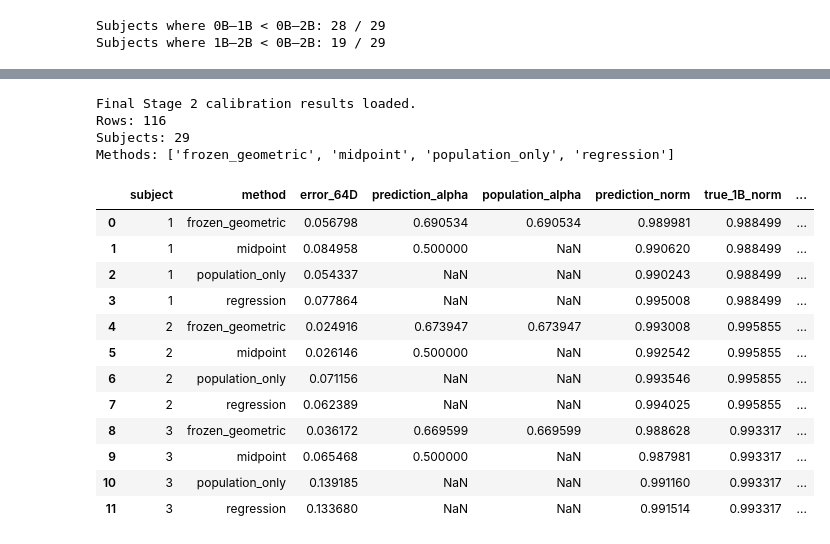
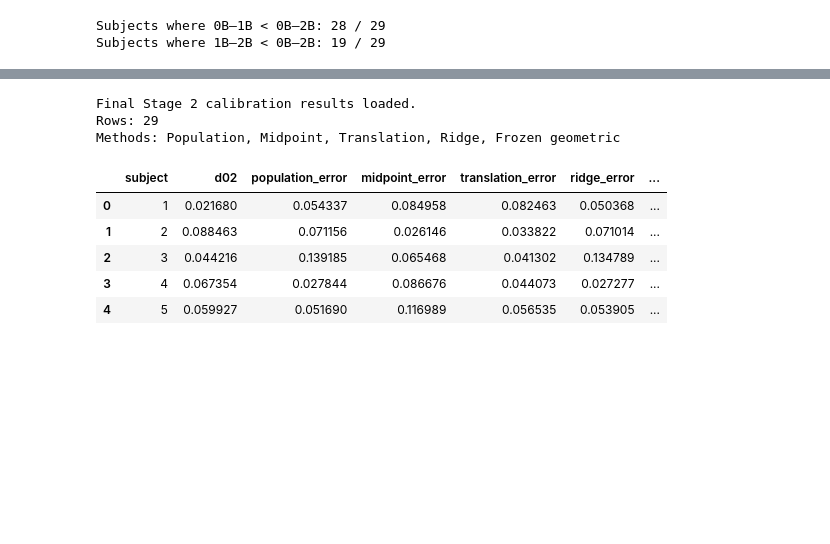
Before and after one commit to VigneshJai-Debug/fignn_cni__project, a Jupyter notebook: notebooks/FIGNN_Final_Demo.ipynb, the cells around one changed output, grey strips where cells are left out. Drawn from its saved outputs; the diff is of its cells as text; code cells hidden in the pictures; blank space fills up the shorter version.

```diff
--- a/notebooks/FIGNN_Final_Demo.ipynb
+++ b/notebooks/FIGNN_Final_Demo.ipynb
@@ -1646,48 +1669,29 @@ fig.show()
 # %%
 # ============================================================
 # 14A. LOAD FINAL STAGE 2 CALIBRATION RESULTS
 # ============================================================
 
-calibration_df = pd.read_csv(
-    STAGE2_CALIBRATION_PATH
+stage2_baselines_df = pd.read_csv(
+    STAGE2_BASELINES_PATH
 )
 
 print("Final Stage 2 calibration results loaded.")
-
+print(f"Rows: {len(stage2_baselines_df)}")
 print(
-    f"Rows: {len(calibration_df)}"
+    "Methods: Population, Midpoint, Translation, "
+    "Ridge, Frozen geometric"
 )
 
-print(
-    f"Subjects: "
-    f"{calibration_df['subject'].nunique()}"
-)
-
-print(
-    "Methods:",
-    calibration_df["method"].unique().tolist()
-)
-
-display(
-    calibration_df.head(12)
-)
+display(stage2_baselines_df.head())
 # %% [output]
 Final Stage 2 calibration results loaded.
-Rows: 116
-Subjects: 29
-Methods: ['frozen_geometric', 'midpoint', 'population_only', 'regression']
+Rows: 29
+Methods: Population, Midpoint, Translation, Ridge, Frozen geometric
-|  | subject | method | error_64D | prediction_alpha | population_alpha | prediction_norm | true_1B_norm | ... |
-| 0 | 1 | frozen_geometric | 0.056798 | 0.690534 | 0.690534 | 0.989981 | 0.988499 | ... |
-| 1 | 1 | midpoint | 0.084958 | 0.500000 | NaN | 0.990620 | 0.988499 | ... |
-| 2 | 1 | population_only | 0.054337 | NaN | NaN | 0.990243 | 0.988499 | ... |
-| 3 | 1 | regression | 0.077864 | NaN | NaN | 0.995008 | 0.988499 | ... |
-| 4 | 2 | frozen_geometric | 0.024916 | 0.673947 | 0.673947 | 0.993008 | 0.995855 | ... |
-| 5 | 2 | midpoint | 0.026146 | 0.500000 | NaN | 0.992542 | 0.995855 | ... |
-| 6 | 2 | population_only | 0.071156 | NaN | NaN | 0.993546 | 0.995855 | ... |
-| 7 | 2 | regression | 0.062389 | NaN | NaN | 0.994025 | 0.995855 | ... |
-| 8 | 3 | frozen_geometric | 0.036172 | 0.669599 | 0.669599 | 0.988628 | 0.993317 | ... |
-| 9 | 3 | midpoint | 0.065468 | 0.500000 | NaN | 0.987981 | 0.993317 | ... |
-| 10 | 3 | population_only | 0.139185 | NaN | NaN | 0.991160 | 0.993317 | ... |
-| 11 | 3 | regression | 0.133680 | NaN | NaN | 0.991514 | 0.993317 | ... |
+|  | subject | d02 | population_error | midpoint_error | translation_error | ridge_error | ... |
+| 0 | 1 | 0.021680 | 0.054337 | 0.084958 | 0.082463 | 0.050368 | ... |
+| 1 | 2 | 0.088463 | 0.071156 | 0.026146 | 0.033822 | 0.071014 | ... |
+| 2 | 3 | 0.044216 | 0.139185 | 0.065468 | 0.041302 | 0.134789 | ... |
+| 3 | 4 | 0.067354 | 0.027844 | 0.086676 | 0.044073 | 0.027277 | ... |
+| 4 | 5 | 0.059927 | 0.051690 | 0.116989 | 0.056535 | 0.053905 | ... |
 # %%
 # ============================================================
```
Also changed, not shown: parts of 15 cells of this notebook, 2 other files.
